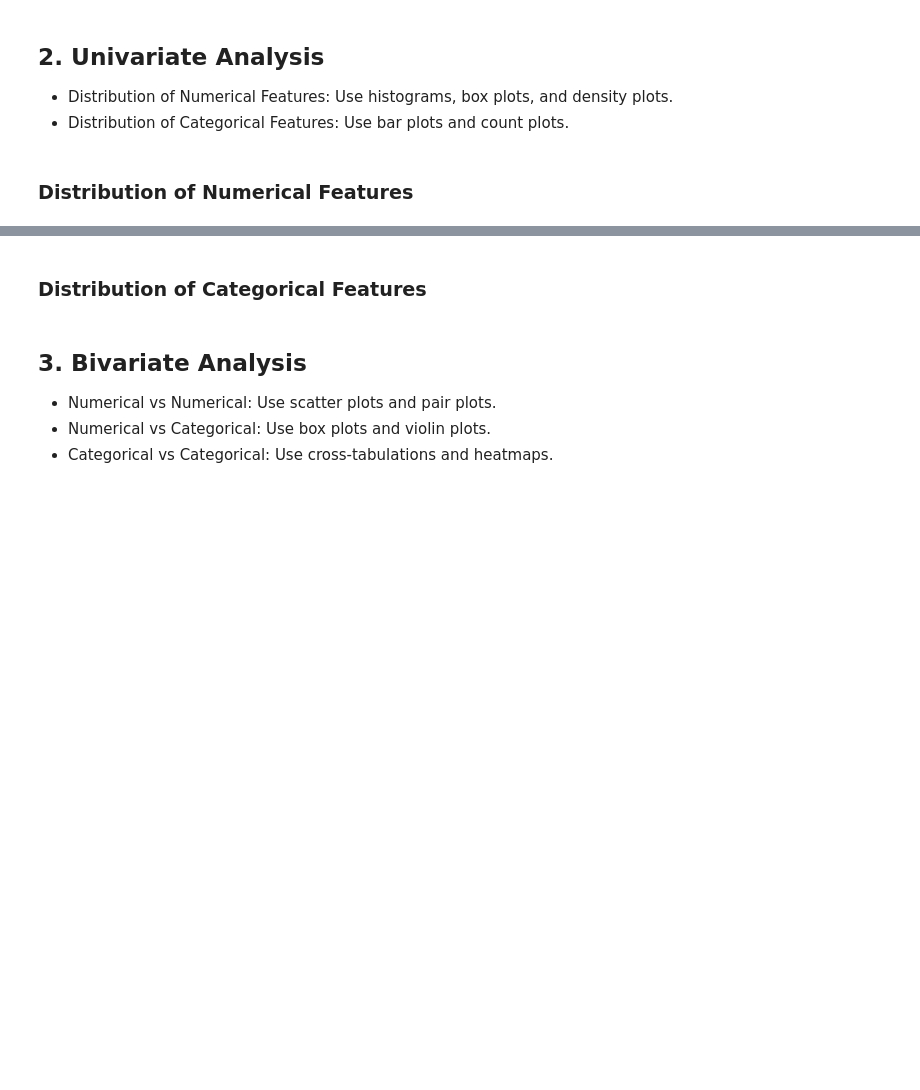
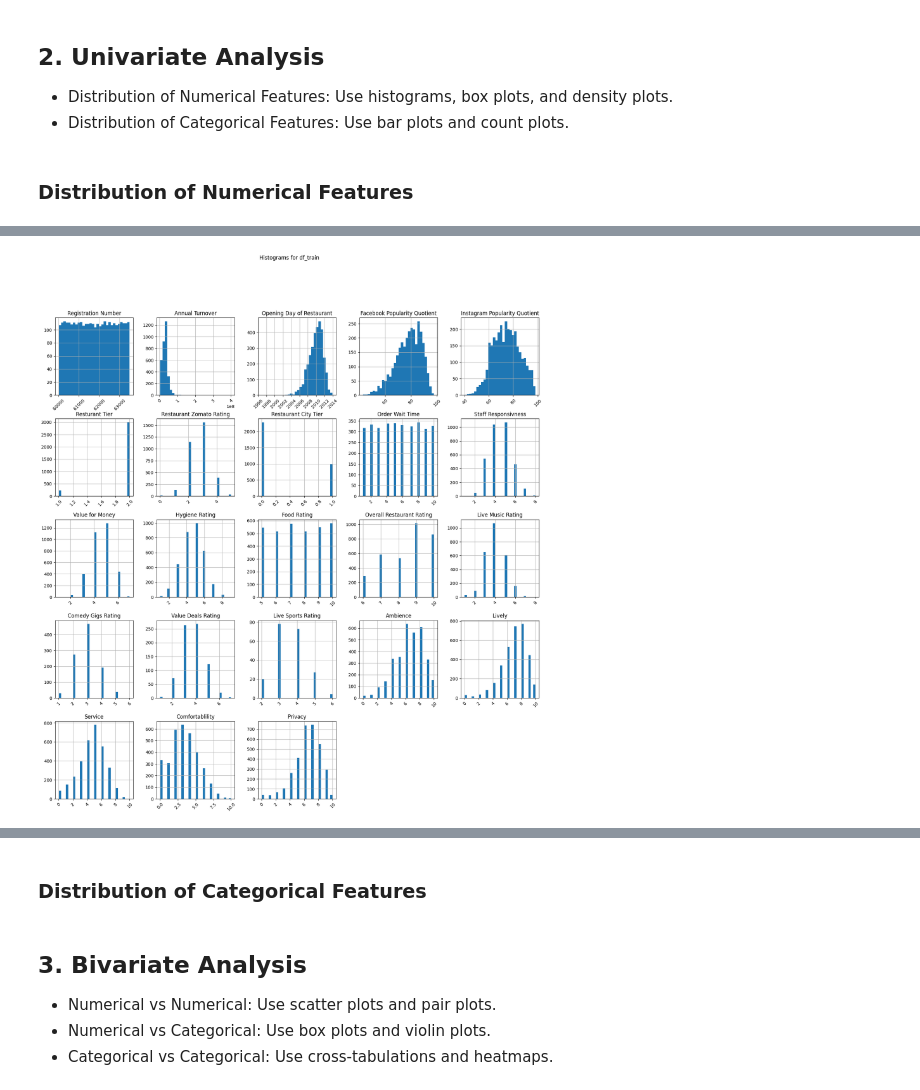
Before and after one commit to andresyarte/Restaurant-Turnover-Prediction, a Jupyter notebook: main.ipynb, the cells around one changed output, grey strips where cells are left out. Cells and saved outputs as stored; diff of their text form; code cells hidden in the pictures; blank space fills up the shorter version.

```diff
--- a/main.ipynb
+++ b/main.ipynb
@@ -257,0 +318,8 @@ df_test.dropna(subset=['Overall Restaurant Rating'], inplace=True)
+# %%
+axes = df_train.hist(bins=30, figsize=(20, 20))
+plt.suptitle('Histograms for df_train')
+for ax in axes.flatten():
+    plt.setp(ax.get_xticklabels(), rotation=45)
+plt.show()
+# %% [output]
+[figure, added]
```
Also changed, not shown: parts of 19 cells of this notebook.
